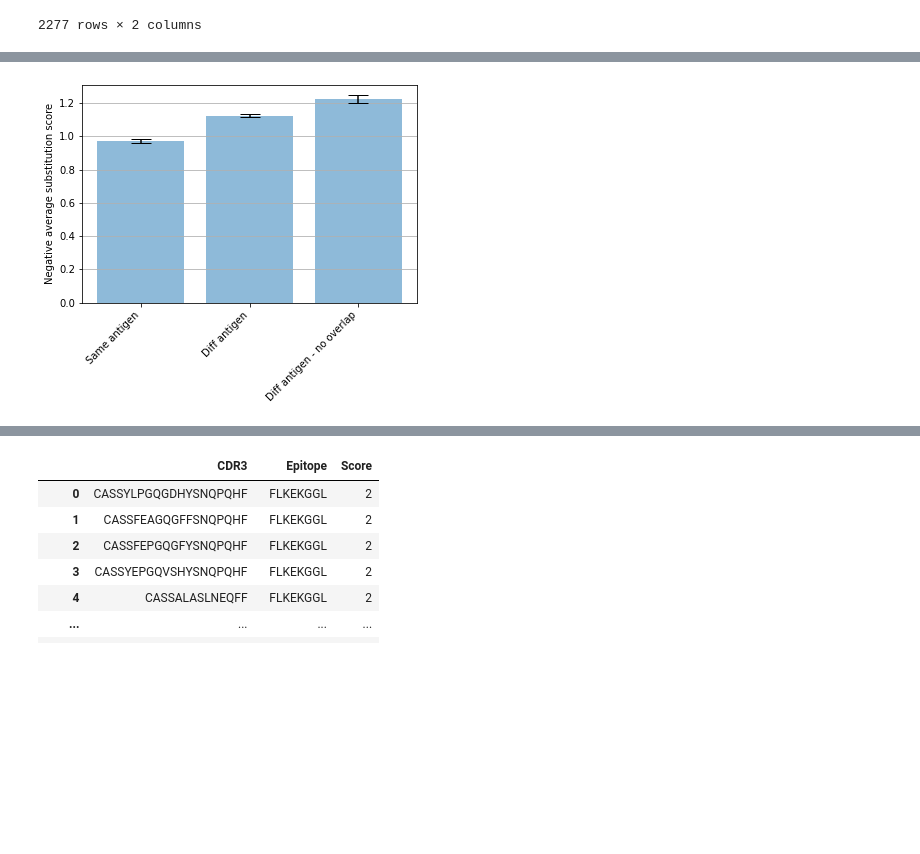
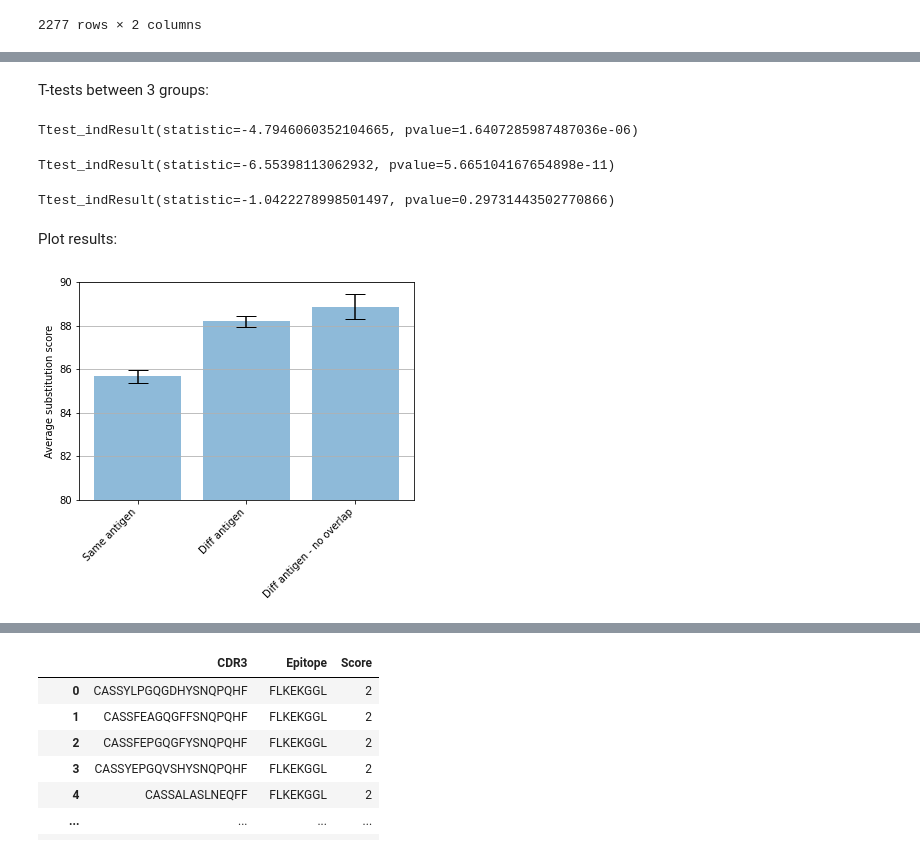
Before and after one commit to jbreynier/tcr_aligner, a Jupyter notebook: vdjdb_analysis.ipynb, the cells around one changed output, grey strips where cells are left out. Drawn from its saved outputs; the diff is of its cells as text; code cells hidden in the pictures; blank space fills up the shorter version.

```diff
--- a/vdjdb_analysis.ipynb
+++ b/vdjdb_analysis.ipynb
@@ -355,0 +168,2 @@ df_vdjdb_results.to_csv("vdjdb_cdr3_alignments_all.csv", index=False)
+# %%
+df_vdjdb_results = pd.read_csv("data/vdjdb/vdjdb_cdr3_alignments_all.csv")
@@ -412,0 +252,3 @@ df_vdjdb_noduplicates
+# %%
+df_grantham_matrix = pd.read_csv("data/grantham.matrix.txt", sep="\t")
+df_grantham_matrix.rename(columns={". A": "A"})
@@ -475,3 +317,3 @@ df_vdjdb_noduplicates_antigen
 # %%
 def get_substitution_score(row):
-    return df_blosum_matrix.loc[row["change"][0], row["change"][1]]
+    return df_grantham_matrix.loc[row["change"][0], row["change"][1]]
@@ -587,22 +431,39 @@ means = [-1 * mean for mean in means]
+# %% [markdown]
+T-tests between 3 groups:
+# %%
+ttest_ind(df_vdjdb_noduplicates_sameantigen["substitution_score"], df_vdjdb_noduplicates_diffantigen_nooverlap["substitution_score"])
+# %% [output]
+Ttest_indResult(statistic=-4.7946060352104665, pvalue=1.6407285987487036e-06)
+# %%
+ttest_ind(df_vdjdb_noduplicates_sameantigen["substitution_score"], df_vdjdb_noduplicates_diffantigen["substitution_score"])
+# %% [output]
+Ttest_indResult(statistic=-6.55398113062932, pvalue=5.665104167654898e-11)
+# %%
+ttest_ind(df_vdjdb_noduplicates_diffantigen["substitution_score"], df_vdjdb_noduplicates_diffantigen_nooverlap["substitution_score"])
+# %% [output]
+Ttest_indResult(statistic=-1.0422278998501497, pvalue=0.29731443502770866)
+# %% [markdown]
+Plot results:
 # %%
 standard_errors = [df_vdjdb_noduplicates_sameantigen["substitution_score"].sem(),
                     df_vdjdb_noduplicates_diffantigen["substitution_score"].sem(),
                     df_vdjdb_noduplicates_diffantigen_nooverlap["substitution_score"].sem()]
 
-# means = [df_vdjdb_noduplicates_sameantigen["substitution_score"].mean(),
-#                     df_vdjdb_noduplicates_diffantigen["substitution_score"].mean(),
-#                     df_vdjdb_noduplicates_diffantigen_nooverlap["substitution_score"].mean()]
+means = [df_vdjdb_noduplicates_sameantigen["substitution_score"].mean(),
+                    df_vdjdb_noduplicates_diffantigen["substitution_score"].mean(),
+                    df_vdjdb_noduplicates_diffantigen_nooverlap["substitution_score"].mean()]
 methods_x = [1, 2, 3]
 methods = ["Same antigen", "Diff antigen", "Diff antigen - no overlap"]
 
 fig, ax = plt.subplots()
 ax.bar(methods_x, means, yerr=standard_errors, align='center', alpha=0.5, ecolor='black', capsize=10)
-ax.set_ylabel('Negative average substitution score')
+ax.set_ylabel('Average substitution score')
 ax.set_xticks(methods_x)
 plt.xticks(rotation = 45, ha="right")
 ax.set_xticklabels(methods)
+plt.ylim(80, 90)
 ax.yaxis.grid(True)
 plt.savefig('substitution_score_cdr3.jpg', dpi=300, bbox_inches = "tight")
 plt.show()
 # %% [output]
-[figure, old version]
+[figure, new version]
```
Also changed, not shown: parts of 45 cells of this notebook, 4 other files.
